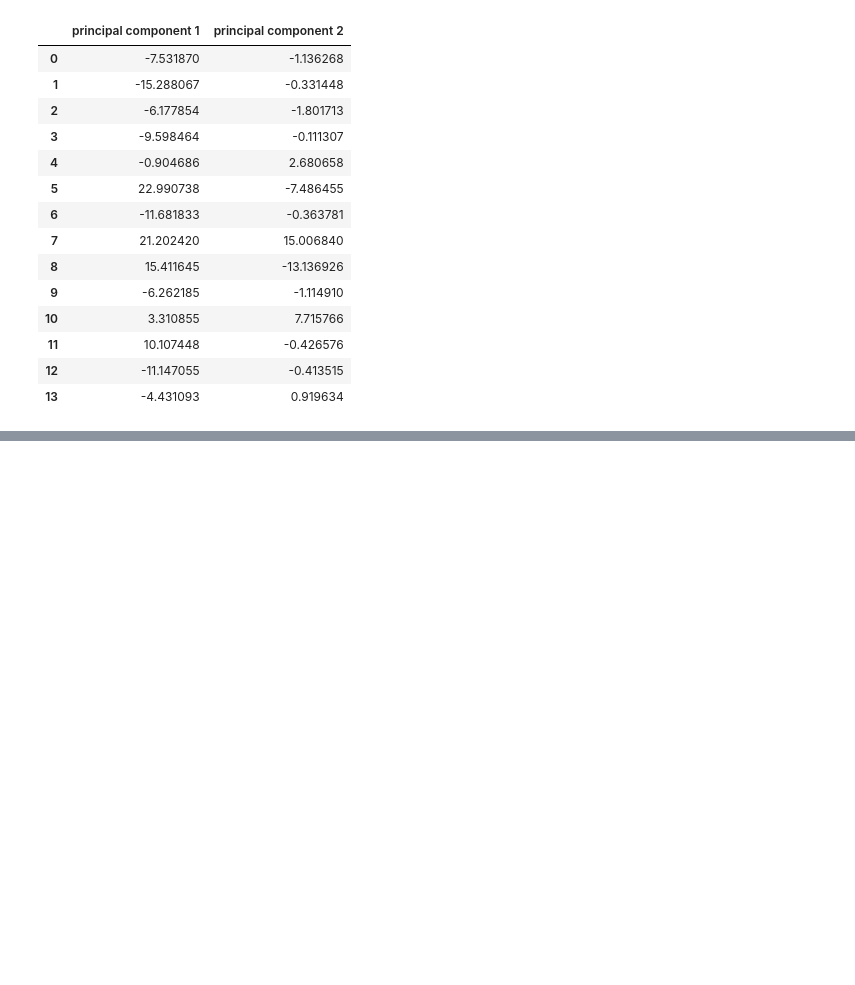
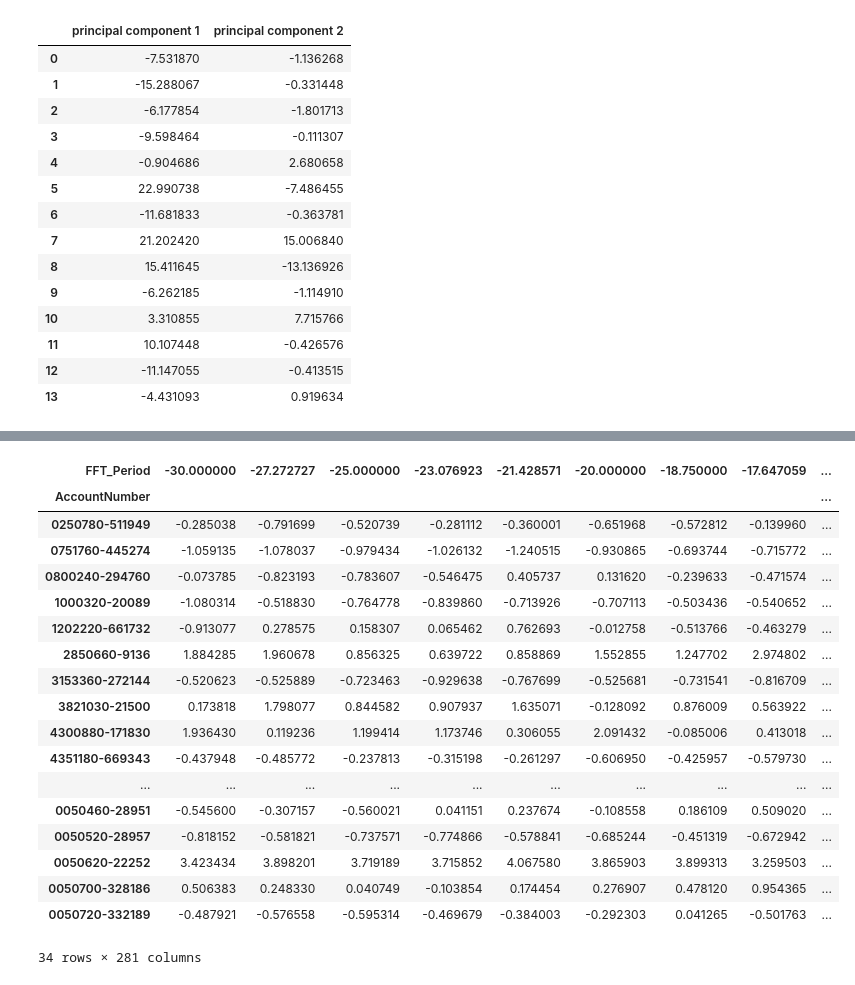
Before and after one commit to Starfarmer2/DIIG_Aquatrax_F23, a Jupyter notebook: src/Small_Leaks/PCA_Caroline.ipynb, the cells around one changed output, grey strips where cells are left out. Drawn from its saved outputs; the diff is of its cells as text; code cells hidden in the pictures; blank space fills up the shorter version.

```diff
--- a/src/Small_Leaks/PCA_Caroline.ipynb
+++ b/src/Small_Leaks/PCA_Caroline.ipynb
@@ -404,0 +557,24 @@ principal_df
+# %%
+#combining leakage and nonleakage normalized data
+combined_df = normalized_df.append(normalized_df_non)
+combined_df
+# %% [output]
+| FFT_Period | -30.000000 | -27.272727 | -25.000000 | -23.076923 | -21.428571 | -20.000000 | -18.750000 | -17.647059 | ... |
+| AccountNumber |  |  |  |  |  |  |  |  | ... |
+| 0250780-511949 | -0.285038 | -0.791699 | -0.520739 | -0.281112 | -0.360001 | -0.651968 | -0.572812 | -0.139960 | ... |
+| 0751760-445274 | -1.059135 | -1.078037 | -0.979434 | -1.026132 | -1.240515 | -0.930865 | -0.693744 | -0.715772 | ... |
+| 0800240-294760 | -0.073785 | -0.823193 | -0.783607 | -0.546475 | 0.405737 | 0.131620 | -0.239633 | -0.471574 | ... |
+| 1000320-20089 | -1.080314 | -0.518830 | -0.764778 | -0.839860 | -0.713926 | -0.707113 | -0.503436 | -0.540652 | ... |
+| 1202220-661732 | -0.913077 | 0.278575 | 0.158307 | 0.065462 | 0.762693 | -0.012758 | -0.513766 | -0.463279 | ... |
+| 2850660-9136 | 1.884285 | 1.960678 | 0.856325 | 0.639722 | 0.858869 | 1.552855 | 1.247702 | 2.974802 | ... |
+| 3153360-272144 | -0.520623 | -0.525889 | -0.723463 | -0.929638 | -0.767699 | -0.525681 | -0.731541 | -0.816709 | ... |
+| 3821030-21500 | 0.173818 | 1.798077 | 0.844582 | 0.907937 | 1.635071 | -0.128092 | 0.876009 | 0.563922 | ... |
+| 4300880-171830 | 1.936430 | 0.119236 | 1.199414 | 1.173746 | 0.306055 | 2.091432 | -0.085006 | 0.413018 | ... |
+| 4351180-669343 | -0.437948 | -0.485772 | -0.237813 | -0.315198 | -0.261297 | -0.606950 | -0.425957 | -0.579730 | ... |
+| ... | ... | ... | ... | ... | ... | ... | ... | ... | ... |
+| 0050460-28951 | -0.545600 | -0.307157 | -0.560021 | 0.041151 | 0.237674 | -0.108558 | 0.186109 | 0.509020 | ... |
+| 0050520-28957 | -0.818152 | -0.581821 | -0.737571 | -0.774866 | -0.578841 | -0.685244 | -0.451319 | -0.672942 | ... |
+| 0050620-22252 | 3.423434 | 3.898201 | 3.719189 | 3.715852 | 4.067580 | 3.865903 | 3.899313 | 3.259503 | ... |
+| 0050700-328186 | 0.506383 | 0.248330 | 0.040749 | -0.103854 | 0.174454 | 0.276907 | 0.478120 | 0.954365 | ... |
+| 0050720-332189 | -0.487921 | -0.576558 | -0.595314 | -0.469679 | -0.384003 | -0.292303 | 0.041265 | -0.501763 | ... |
+34 rows × 281 columns
```
Also changed, not shown: parts of 11 cells of this notebook, 1 other file.
